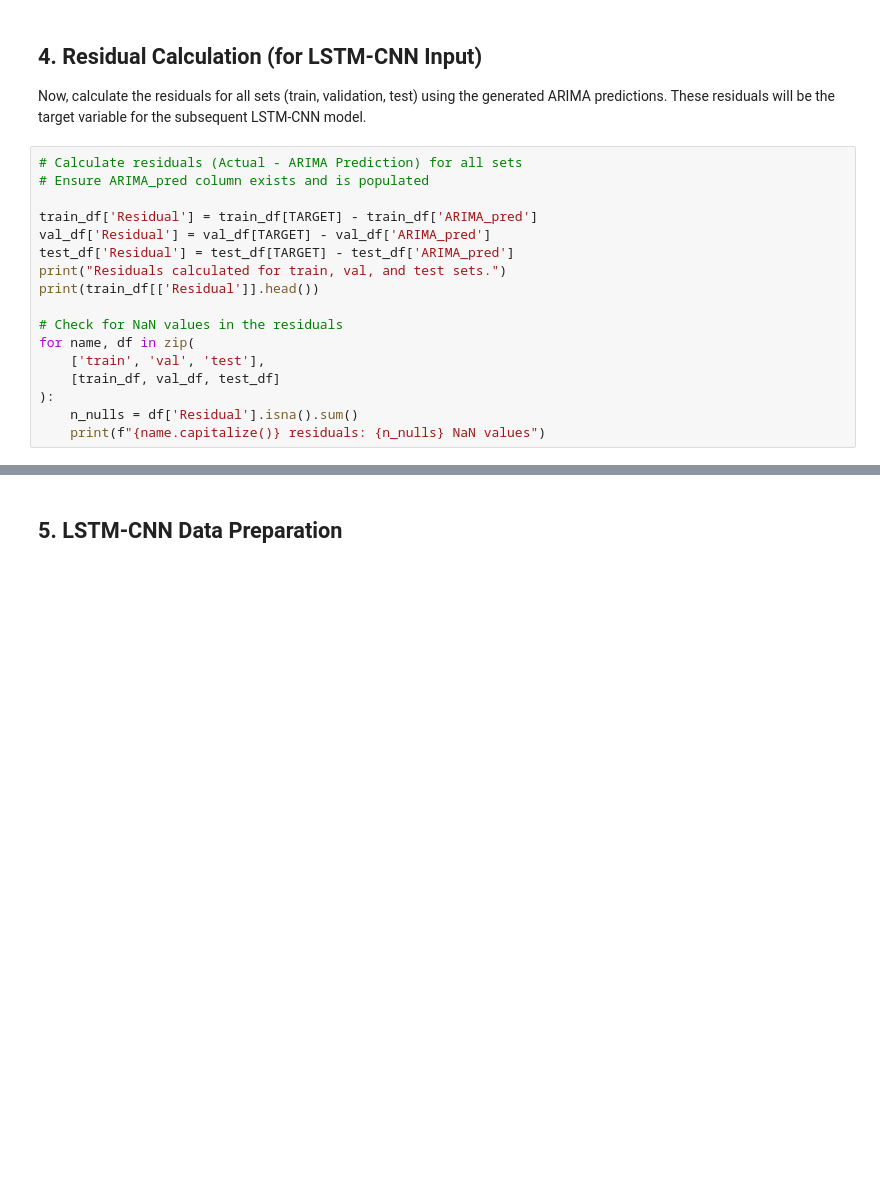
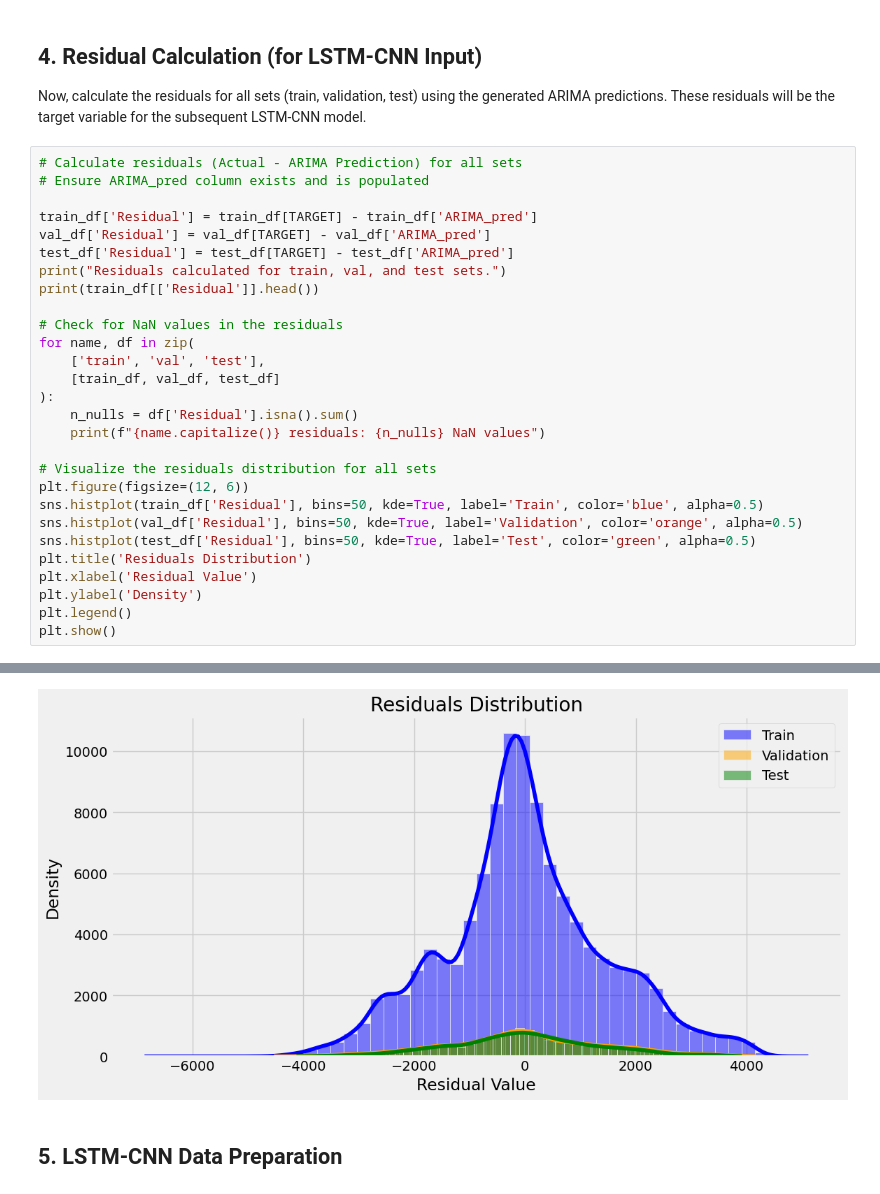
Before and after one commit to tealeave/hourly_energy_consumption, a Jupyter notebook: notebooks/arima-lstm-cnn.ipynb, the cells around one changed output, grey strips where cells are left out. Drawn from its saved outputs; the diff is of its cells as text; blank space fills up the shorter version.

```diff
--- a/notebooks/arima-lstm-cnn.ipynb
+++ b/notebooks/arima-lstm-cnn.ipynb
@@ -376,5 +381,16 @@ for name, df in zip(
 ):
     n_nulls = df['Residual'].isna().sum()
     print(f"{name.capitalize()} residuals: {n_nulls} NaN values")
+
+# Visualize the residuals distribution for all sets
+plt.figure(figsize=(12, 6))
+sns.histplot(train_df['Residual'], bins=50, kde=True, label='Train', color='blue', alpha=0.5)
+sns.histplot(val_df['Residual'], bins=50, kde=True, label='Validation', color='orange', alpha=0.5)
+sns.histplot(test_df['Residual'], bins=50, kde=True, label='Test', color='green', alpha=0.5)
+plt.title('Residuals Distribution')
+plt.xlabel('Residual Value')
+plt.ylabel('Density')
+plt.legend()
+plt.show()
 # %% [output]
 Residuals calculated for train, val, and test sets.
@@ -387,6 +403,7 @@ Residuals calculated for train, val, and test sets.
 Train residuals: 0 NaN values
 Val residuals: 0 NaN values
 Test residuals: 0 NaN values
+[figure, added]
 # %% [markdown]
 ## 5. LSTM-CNN Data Preparation
 # %% [markdown]
```
Also changed, not shown: parts of 20 cells of this notebook, 1 other file.
